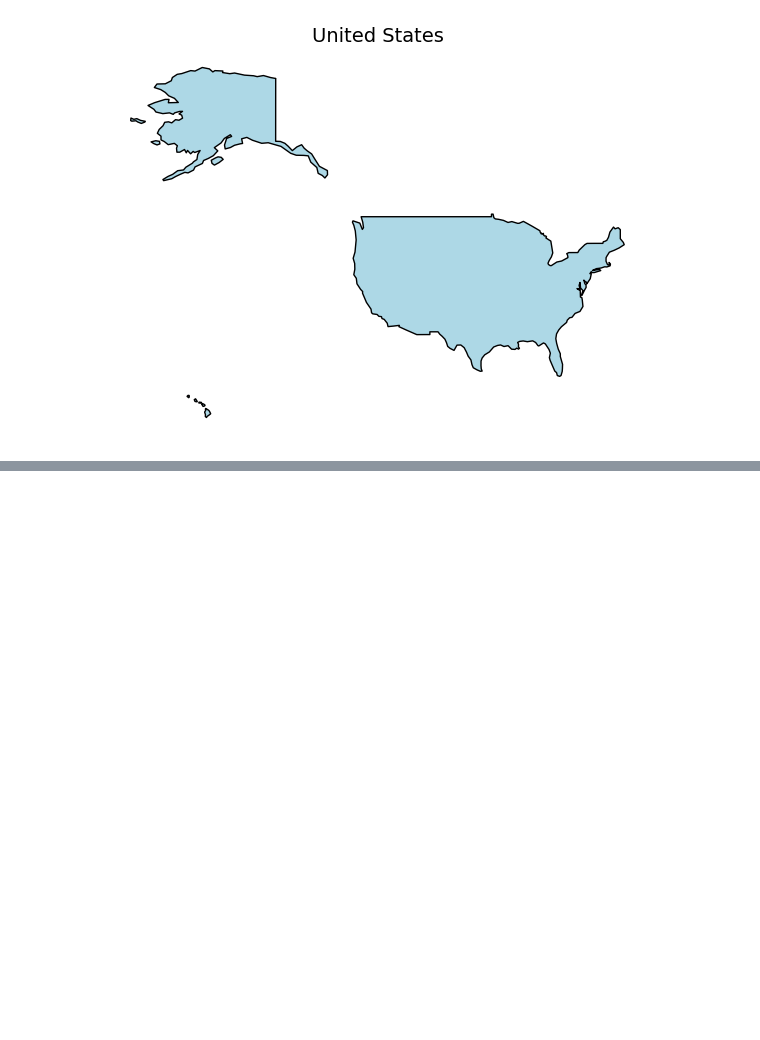
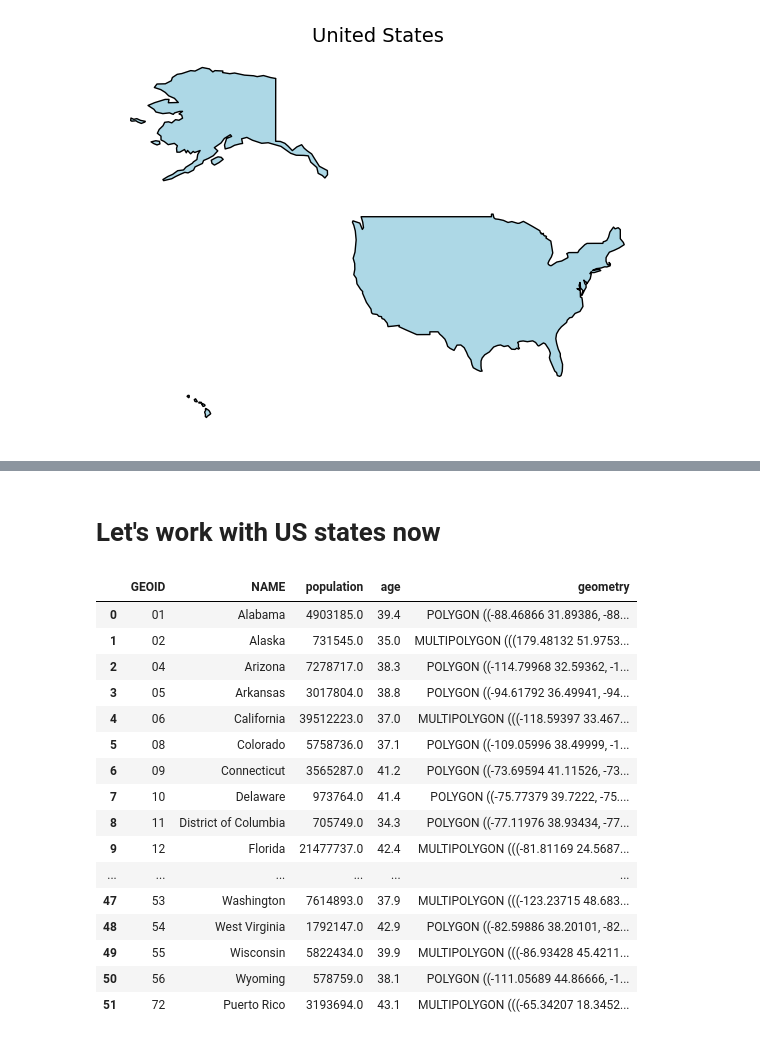
Before and after one commit to ernbilen/Data101_Spring26, a Jupyter notebook: notes/week7/maps.ipynb, the cells around one changed output, grey strips where cells are left out. Saved outputs shown, nothing was run; the diff lists cells and outputs as text; code cells hidden in the pictures; blank space fills up the shorter version.

```diff
--- a/notes/week7/maps.ipynb
+++ b/notes/week7/maps.ipynb
@@ -46,0 +69,23 @@ plt.show()
+# %% [markdown]
+# Let's work with US states now
+# %%
+states = gpd.read_file('/Users/bilene/Downloads/us-states 2/us-states.shp')
+states
+# %% [output]
+|  | GEOID | NAME | population | age | geometry |
+| 0 | 01 | Alabama | 4903185.0 | 39.4 | POLYGON ((-88.46866 31.89386, -88... |
+| 1 | 02 | Alaska | 731545.0 | 35.0 | MULTIPOLYGON (((179.48132 51.9753... |
+| 2 | 04 | Arizona | 7278717.0 | 38.3 | POLYGON ((-114.79968 32.59362, -1... |
+| 3 | 05 | Arkansas | 3017804.0 | 38.8 | POLYGON ((-94.61792 36.49941, -94... |
+| 4 | 06 | California | 39512223.0 | 37.0 | MULTIPOLYGON (((-118.59397 33.467... |
+| 5 | 08 | Colorado | 5758736.0 | 37.1 | POLYGON ((-109.05996 38.49999, -1... |
+| 6 | 09 | Connecticut | 3565287.0 | 41.2 | POLYGON ((-73.69594 41.11526, -73... |
+| 7 | 10 | Delaware | 973764.0 | 41.4 | POLYGON ((-75.77379 39.7222, -75.... |
+| 8 | 11 | District of Columbia | 705749.0 | 34.3 | POLYGON ((-77.11976 38.93434, -77... |
+| 9 | 12 | Florida | 21477737.0 | 42.4 | MULTIPOLYGON (((-81.81169 24.5687... |
+| ... | ... | ... | ... | ... | ... |
+| 47 | 53 | Washington | 7614893.0 | 37.9 | MULTIPOLYGON (((-123.23715 48.683... |
+| 48 | 54 | West Virginia | 1792147.0 | 42.9 | POLYGON ((-82.59886 38.20101, -82... |
+| 49 | 55 | Wisconsin | 5822434.0 | 39.9 | MULTIPOLYGON (((-86.93428 45.4211... |
+| 50 | 56 | Wyoming | 578759.0 | 38.1 | POLYGON ((-111.05689 44.86666, -1... |
+| 51 | 72 | Puerto Rico | 3193694.0 | 43.1 | MULTIPOLYGON (((-65.34207 18.3452... |
```
Also changed, not shown: parts of 7 cells of this notebook.
